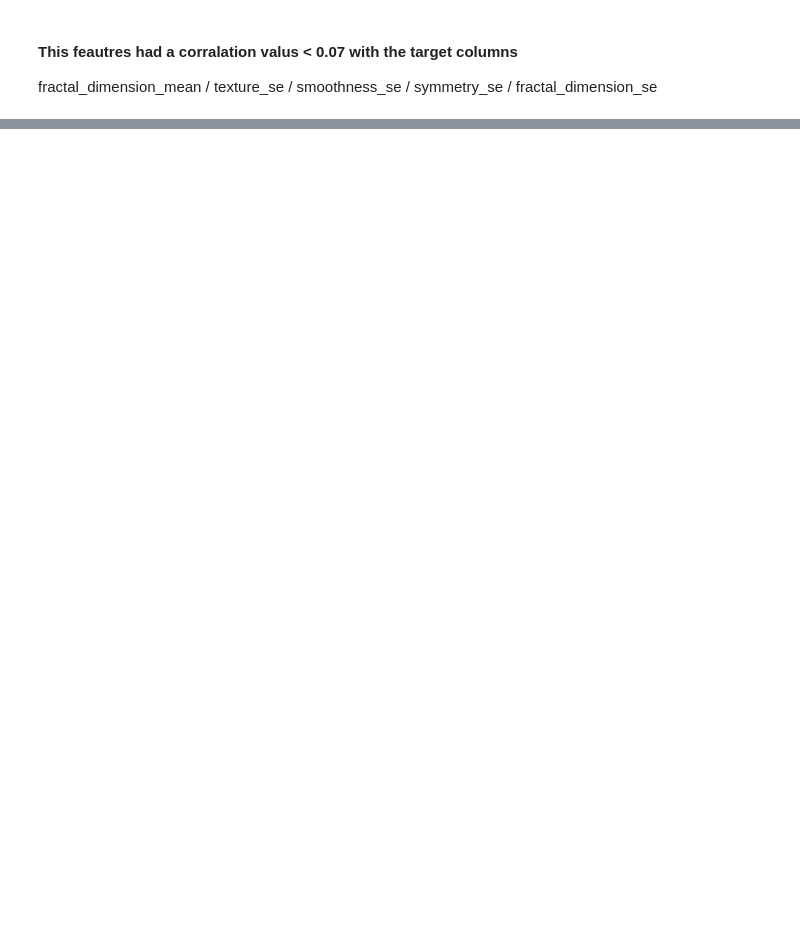
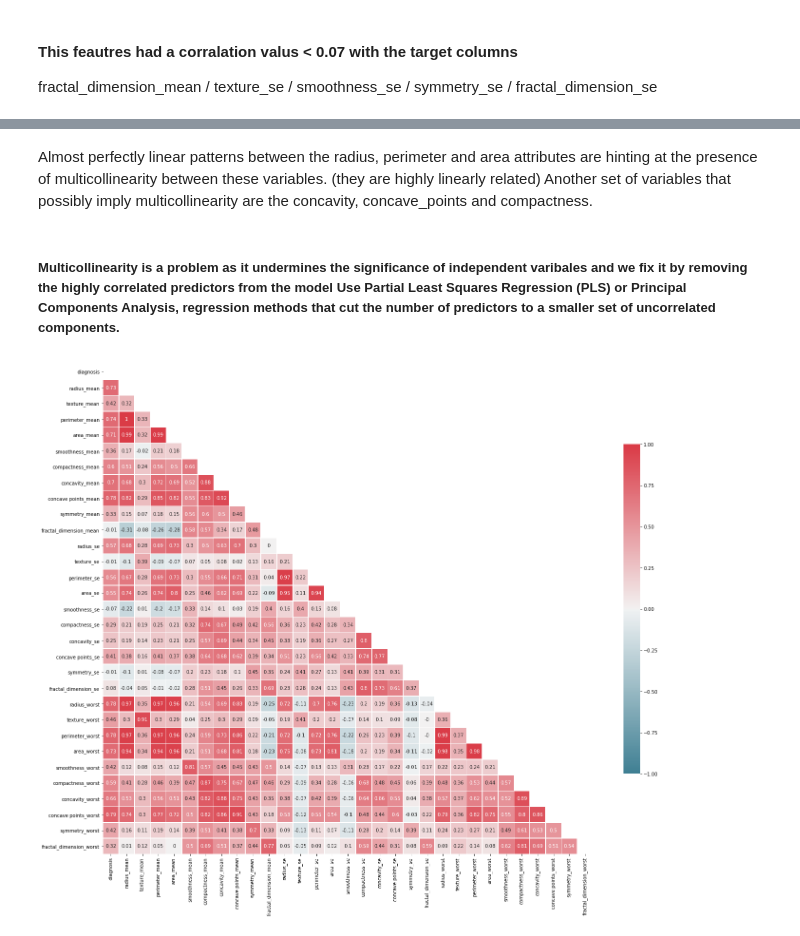
Before and after one commit to KanwalArora029/ML_Models_App, a Jupyter notebook: Healthcare-app/BreastCancer.ipynb, the cells around one changed output, grey strips where cells are left out. Cells and saved outputs as stored; diff of their text form; code cells hidden in the pictures; blank space fills up the shorter version.

```diff
--- a/Healthcare-app/BreastCancer.ipynb
+++ b/Healthcare-app/BreastCancer.ipynb
@@ -181,0 +207,25 @@ df_cancer = df_cancer.drop(['fractal_dimension_mean', 'texture_se', 'smoothness_
+# %% [markdown]
+Almost perfectly linear patterns between the radius, perimeter and area attributes are hinting at the presence of multicollinearity between these variables. (they are highly linearly related) Another set of variables that possibly imply multicollinearity are the concavity, concave_points and compactness.
+# %% [markdown]
+##### Multicollinearity is a problem as it undermines the significance of independent varibales and we fix it by removing the highly correlated predictors from the model Use Partial Least Squares Regression (PLS) or Principal Components Analysis, regression methods that cut the number of predictors to a smaller set of uncorrelated components.
+# %%
+# Generate and visualize the correlation matrix
+corr = df_cancer.corr().round(2)
+
+# Mask for the upper triangle
+mask = np.zeros_like(corr, dtype=np.bool)
+mask[np.triu_indices_from(mask)] = True
+
+# Set figure size
+f, ax = plt.subplots(figsize=(20, 20))
+
+# Define custom colormap
+cmap = sns.diverging_palette(220, 10, as_cmap=True)
+
+# Draw the heatmap
+sns.heatmap(corr, mask=mask, cmap=cmap, vmin=-1, vmax=1, center=0,
+            square=True, linewidths=.5, cbar_kws={"shrink": .5}, annot=True)
+
+plt.tight_layout()
+# %% [output]
+[figure, added]
```
Also changed, not shown: parts of 25 cells of this notebook, 7 other files.
